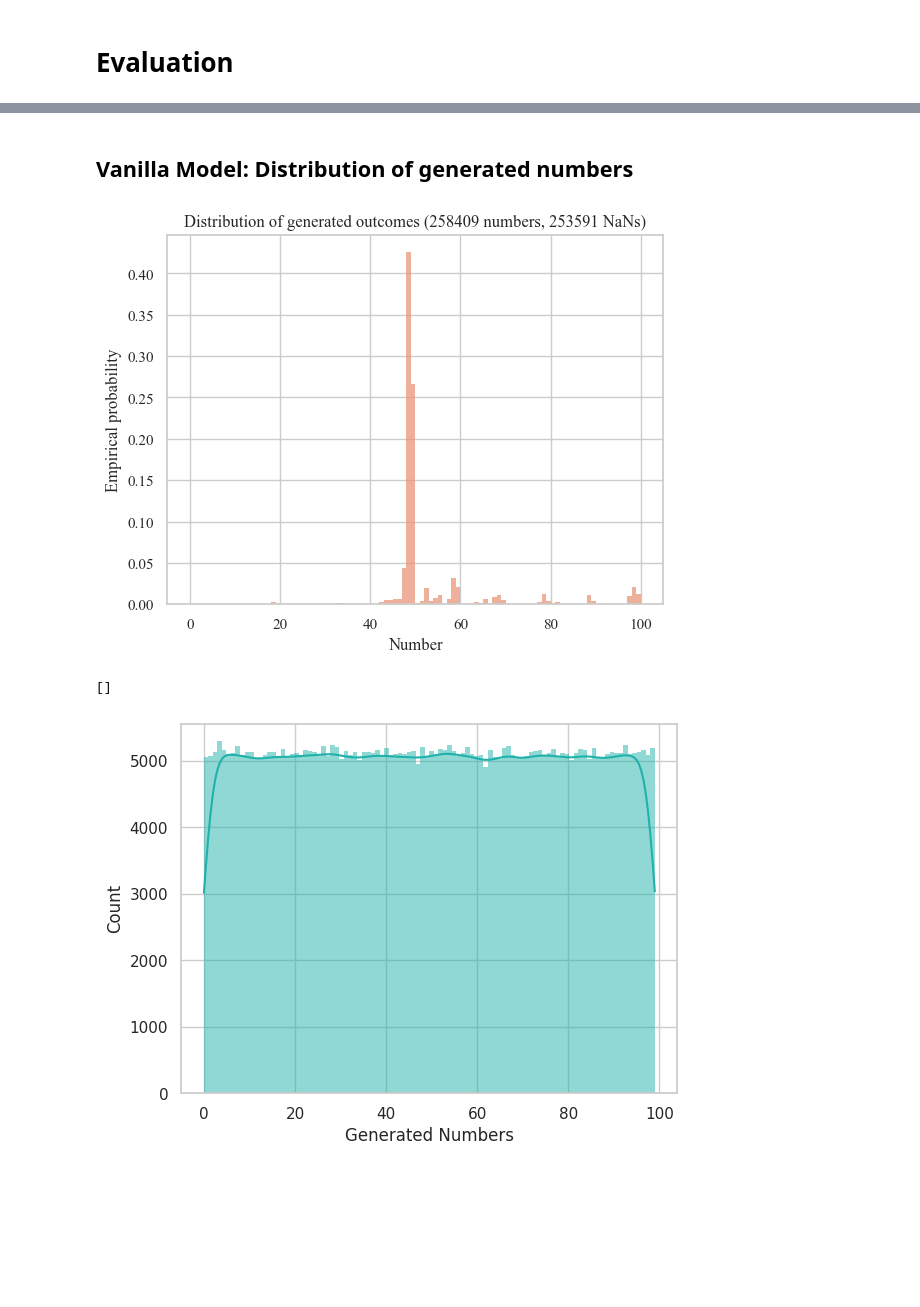
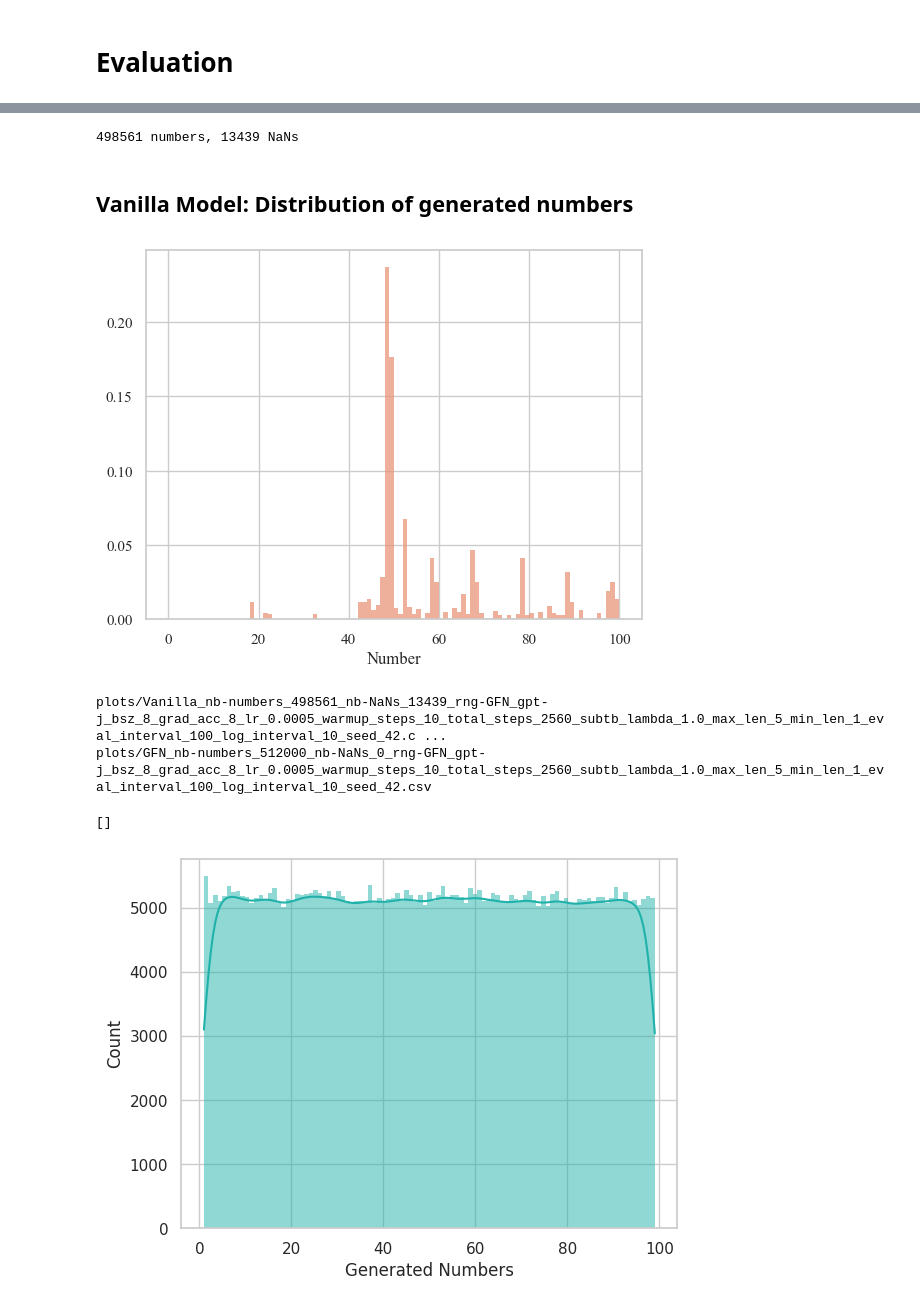
Before and after one commit to GFNOrg/gfn-lm-tuning, a Jupyter notebook: rng/notebooks/RNG_GFN.ipynb, the cells around one changed output, grey strips where cells are left out. Drawn from its saved outputs; the diff is of its cells as text; code cells hidden in the pictures; blank space fills up the shorter version.

```diff
--- a/rng/notebooks/RNG_GFN.ipynb
+++ b/rng/notebooks/RNG_GFN.ipynb
@@ -565,7 +651,7 @@ from rng.rng_utils import get_distribution
 
 n_max = 100
 intro_prompt = f"The following is a random integer drawn uniformly between 0 and "
-prompt = f"{intro_prompt}{n_max-1}: "
+prompt = f"{intro_prompt}{n_max}: "
 # %%
 from rng.rng_plot import plot_distribution
 
@@ -607,7 +697,9 @@ dist_vanilla, number_of_NaNs_vanilla = get_distribution(
 # %%
 number_of_numbers_vanilla = len(dist_vanilla)
 
-print(f"{len(number_of_numbers_vanilla)} numbers, {number_of_NaNs_vanilla} NaNs")
+print(f"{number_of_numbers_vanilla} numbers, {number_of_NaNs_vanilla} NaNs")
+# %% [output]
+498561 numbers, 13439 NaNs
 # %%
 plot_distribution(
     dist_vanilla,
@@ -619,7 +711,7 @@ plot_distribution(
 )
 # %% [output]
 ## Vanilla Model: Distribution of generated numbers
-[figure, old version]
+[figure, new version]
 # %%
 if not os.path.exists("plots"):
     os.makedirs("plots")
@@ -638,25 +730,33 @@ df_inference.to_csv(
+# %%
+print(
+    f"plots/Vanilla_nb-numbers_{number_of_numbers_vanilla}_nb-NaNs_{number_of_NaNs_vanilla}_{ckpt_name}.csv"
+)
+print(
+    f"plots/GFN_nb-numbers_{number_of_numbers}_nb-NaNs_{number_of_NaNs_inference}_{ckpt_name}.csv"
+)
+# %% [output]
+plots/Vanilla_nb-numbers_498561_nb-NaNs_13439_rng-GFN_gpt-j_bsz_8_grad_acc_8_lr_0.0005_warmup_steps_10_total_steps_2560_subtb_lambda_1.0_max_len_5_min_len_1_eval_interval_100_log_interval_10_seed_42.c ...
+plots/GFN_nb-numbers_512000_nb-NaNs_0_rng-GFN_gpt-j_bsz_8_grad_acc_8_lr_0.0005_warmup_steps_10_total_steps_2560_subtb_lambda_1.0_max_len_5_min_len_1_eval_interval_100_log_interval_10_seed_42.csv
 # %%
 # Count the values with Counter
 from collections import Counter
-
-df_inference = pd.read_csv("dist_inference.csv")
 
 Counter(df_inference["Generated Numbers"].to_list())
 
 # Plot
 sns.set_theme(style="whitegrid")
 plot = sns.histplot(
     df_inference["Generated Numbers"],
     kde=True,
     color="lightseagreen",
     linewidth=0,
-    bins=n_max,
+    bins=n_max - 1,
 )
 
 plt.plot()
 # %% [output]
 []
-[figure, old version]
+[figure, new version]
 # %%
 def clean_data(df_inference):
     # Performed 1 aggregation grouped on column: 'Generated Numbers'
```
Also changed, not shown: parts of 21 cells of this notebook, 3 other files.
